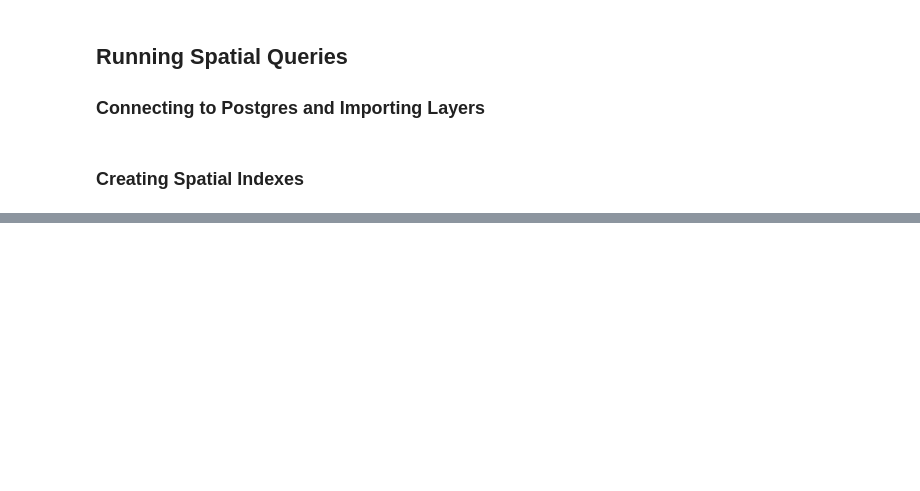
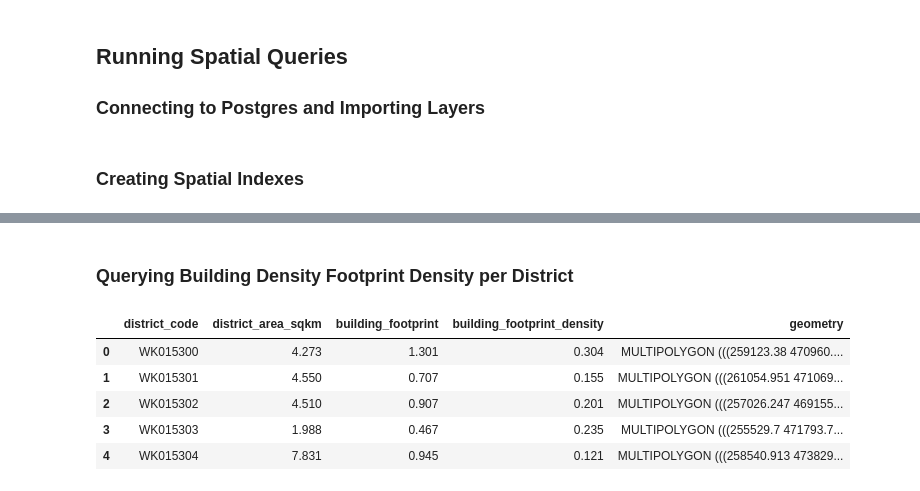
Before and after one commit to armaanFarooqui/portfolio, a Jupyter notebook: enschede_districts_etl/enschede_districts.ipynb, the cells around one changed output, grey strips where cells are left out. Saved outputs shown, nothing was run; the diff lists cells and outputs as text; code cells hidden in the pictures; blank space fills up the shorter version.

```diff
--- a/enschede_districts_etl/enschede_districts.ipynb
+++ b/enschede_districts_etl/enschede_districts.ipynb
@@ -255,0 +374,63 @@ with engine.begin() as conn:
+# %% [markdown]
+### Querying Building Density Footprint Density per District
+# %%
+building_footprint_density = gpd.read_postgis(
+    """
+    WITH district_areas AS (
+
+    SELECT district_code,
+    geometry,
+    ROUND ((ST_AREA(geometry) / 1000000)::numeric, 3) AS district_area_sqkm
+    FROM districts
+
+    ),
+
+    building_areas AS (
+
+    SELECT d.district_code,
+    d.district_area_sqkm,
+
+    ST_AREA(
+    ST_INTERSECTION(
+    b.geometry, d.geometry)) AS building_area
+
+    FROM district_areas AS d
+    JOIN buildings AS b
+    ON ST_INTERSECTS(d.geometry, b.geometry)
+
+    ),
+
+    building_densities AS (
+
+    SELECT district_code,
+    district_area_sqkm,
+    ROUND ((SUM(building_area) / 1000000)::numeric, 3) AS building_footprint,
+    ROUND (((SUM(building_area) / 1000000) / district_area_sqkm)::numeric, 3) AS building_footprint_density
+    FROM building_areas
+    GROUP BY district_code, district_area_sqkm
+
+    )
+
+    SELECT b.district_code,
+    b.district_area_sqkm,
+    b.building_footprint,
+    b.building_footprint_density,
+    d.geometry
+    FROM building_densities AS b
+    JOIN districts AS d
+    ON b.district_code = d.district_code
+    """,
+
+    engine,
+    geom_col='geometry',
+    crs='EPSG:28992'
+)
+
+building_footprint_density.head()
+# %% [output]
+|  | district_code | district_area_sqkm | building_footprint | building_footprint_density | geometry |
+| 0 | WK015300 | 4.273 | 1.301 | 0.304 | MULTIPOLYGON (((259123.38 470960.... |
+| 1 | WK015301 | 4.550 | 0.707 | 0.155 | MULTIPOLYGON (((261054.951 471069... |
+| 2 | WK015302 | 4.510 | 0.907 | 0.201 | MULTIPOLYGON (((257026.247 469155... |
+| 3 | WK015303 | 1.988 | 0.467 | 0.235 | MULTIPOLYGON (((255529.7 471793.7... |
+| 4 | WK015304 | 7.831 | 0.945 | 0.121 | MULTIPOLYGON (((258540.913 473829... |
```
Also changed, not shown: parts of 19 cells of this notebook, 2 other files.
